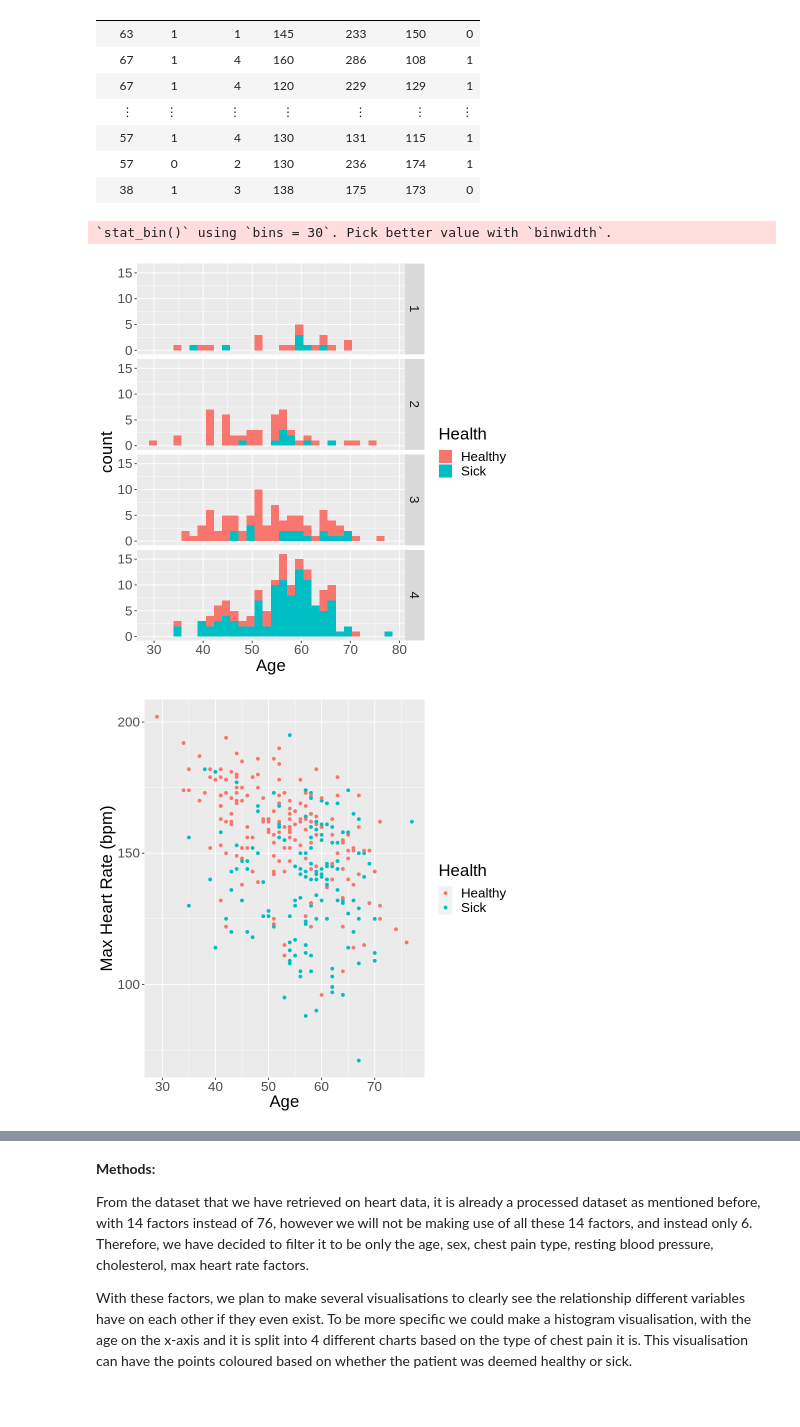
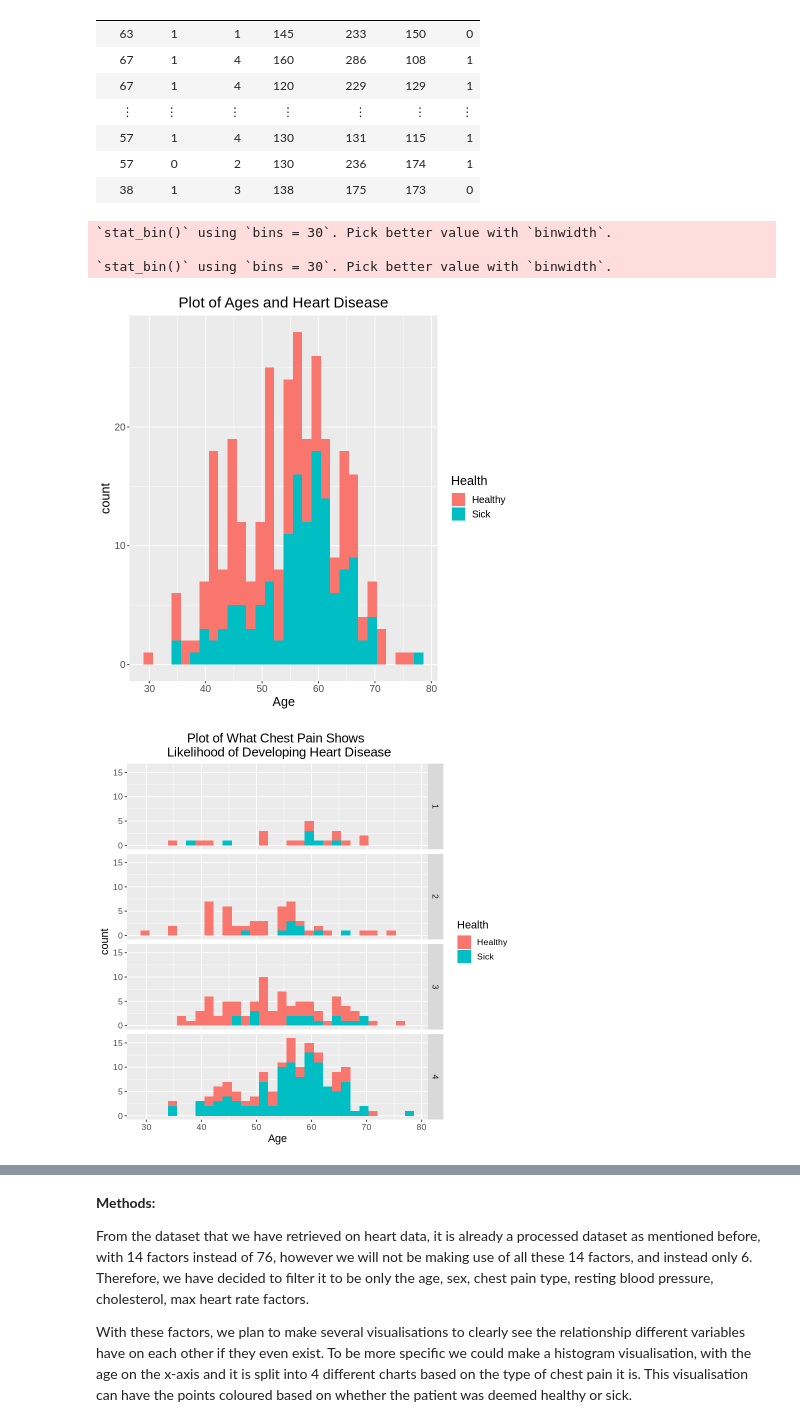
Before and after one commit to Sparsh-I/dsci-group-38, a Jupyter notebook: group_proposal.ipynb, the cells around one changed output, grey strips where cells are left out. Drawn from its saved outputs; the diff is of its cells as text; code cells hidden in the pictures.

Commit message:
Added a new visualisation

```diff
--- a/group_proposal.ipynb
+++ b/group_proposal.ipynb
@@ -56,21 +56,31 @@ A tibble: 303 × 7
 # %%
 heart_data_plot <- heart_data |>
     ggplot(aes(x = age, fill = as_factor(health))) +
     geom_histogram() +
-    facet_grid(rows = vars(pain.type)) +
-    labs(x = "Age", fill = "Health") +
+    labs(title = "Plot of Ages and Heart Disease", x = "Age", fill = "Health") +
     scale_fill_discrete(labels = c("Healthy", "Sick")) +
-    theme(text = element_text(size = 20))
+    theme(text = element_text(size = 15), plot.title = element_text(hjust = 0.5))
 heart_data_plot
 
 heart_data_plot2 <- heart_data |>
+    ggplot(aes(x = age, fill = as_factor(health))) +
+    geom_histogram() +
+    facet_grid(rows = vars(pain.type)) +
+    labs(title = "Plot of What Chest Pain Shows \n Likelihood of Developing Heart Disease", x = "Age", fill = "Health") +
+    scale_fill_discrete(labels = c("Healthy", "Sick")) +
+    theme(text = element_text(size = 13), plot.title = element_text(hjust = 0.5))
+heart_data_plot2
+
+heart_data_plot3 <- heart_data |>
     ggplot(aes(x = age, y = maxbpm, colour = as_factor(health))) +
     geom_point() +
     labs(x = "Age", y = "Max Heart Rate (bpm)", colour = "Health") +
     scale_colour_discrete(labels = c("Healthy", "Sick")) +
     theme(text = element_text(size = 20))
-heart_data_plot2
+heart_data_plot3
 # %% [output]
 `stat_bin()` using `bins = 30`. Pick better value with `binwidth`.
+
+`stat_bin()` using `bins = 30`. Pick better value with `binwidth`.
-[figure, old version]
+[figure, new version]
-[figure, old version]
+[figure, new version]
```
Also changed, not shown: parts of 2 cells of this notebook.
